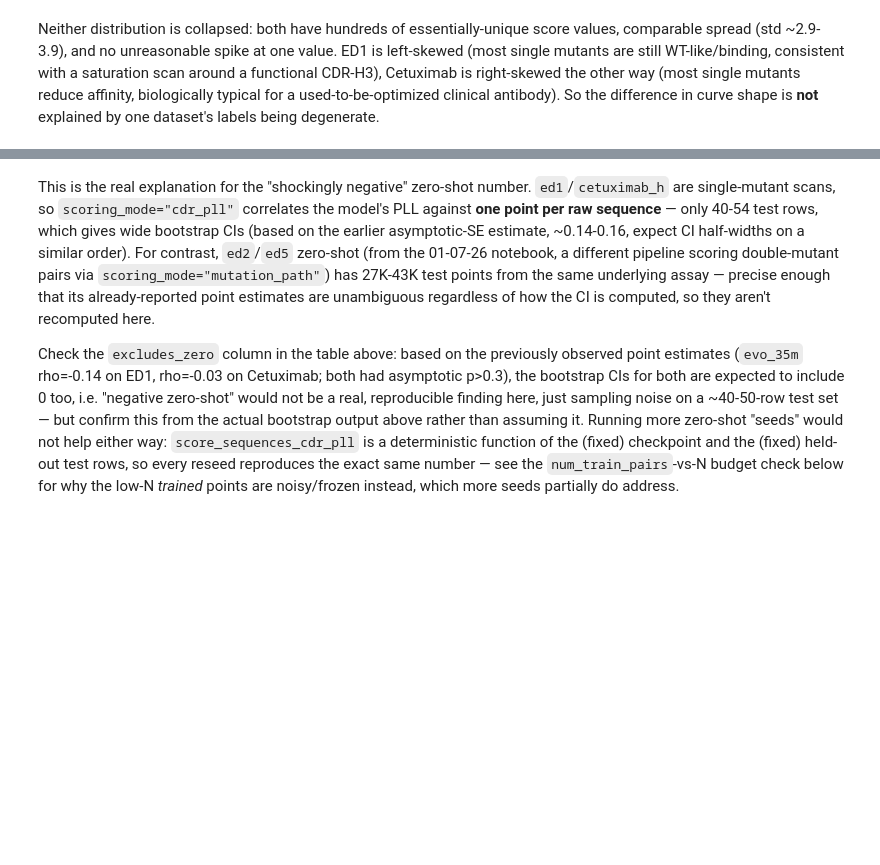
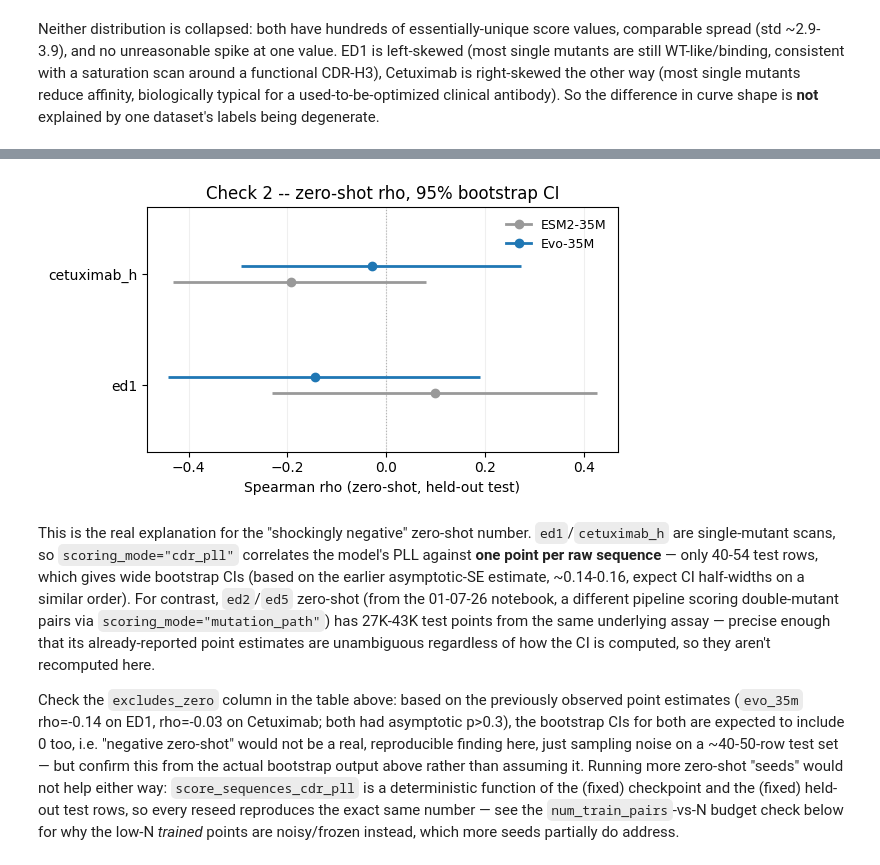
Before and after one commit to gioguida/protein-design, a Jupyter notebook: report/meetings/14-07-26.ipynb, the cells around one changed output, grey strips where cells are left out. Saved outputs shown, nothing was run; the diff lists cells and outputs as text; code cells hidden in the pictures; blank space fills up the shorter version.

```diff
--- a/report/meetings/14-07-26.ipynb
+++ b/report/meetings/14-07-26.ipynb
@@ -757,5 +774,42 @@ print(_zs_tab[["model", "test_set", _METRIC, "ci", "n", "excludes_zero"]].to_str
 vanilla_35m cetuximab_h          -0.193551 [-0.432, 0.080] 54          False
     evo_35m cetuximab_h          -0.029401 [-0.293, 0.274] 54          False
+# %%
+# === Quick visual for Check 2: zero-shot rho vs. 95% bootstrap CI ==========
+_zs_plot = _zs_tab.copy()
+_ts_order = [t for t in ("ed1", "cetuximab_h") if t in set(_zs_plot["test_set"])]
+_present_models = [m for m in MODELS if m in set(_zs_plot["model"])]
+
+if _zs_plot.empty or not _ts_order:
+    print("Nothing to plot yet.")
+else:
+    fig, ax = plt.subplots(figsize=(6, 1.6 + 0.9 * len(_ts_order)))
+    dodge = 0.15
+    n_m = len(_present_models)
+    for mi, mk in enumerate(_present_models):
+        color = _lc_color(mk, MODELS.index(mk))
+        sub = _zs_plot[_zs_plot["model"] == mk]
+        for _, row in sub.iterrows():
+            if row["test_set"] not in _ts_order:
+                continue
+            base_y = _ts_order.index(row["test_set"])
+            y = base_y + (mi - (n_m - 1) / 2) * dodge
+            rho, lo, hi = row[_METRIC], row["ci_low"], row["ci_high"]
+            ax.plot([lo, hi], [y, y], color=color, lw=2, solid_capstyle="butt")
+            ax.plot(rho, y, "o", color=color, ms=6)
+    ax.axvline(0.0, color="0.7", lw=0.8, ls=":", zorder=0)
+    ax.set_yticks(range(len(_ts_order)))
+    ax.set_yticklabels(_ts_order)
+    ax.set_ylim(-0.6, len(_ts_order) - 0.4)
+    ax.set_xlabel("Spearman rho (zero-shot, held-out test)")
+    ax.set_title("Check 2 -- zero-shot rho, 95% bootstrap CI")
+    ax.grid(True, axis="x", alpha=0.2)
+    handles = [Line2D([0], [0], color=_lc_color(m, MODELS.index(m)), lw=2, marker="o", label=_lc_label(m))
+               for m in _present_models]
+    ax.legend(handles=handles, frameon=False, fontsize=9, loc="best")
+    fig.tight_layout()
+    plt.show()
+# %% [output]
+[figure, added]
 # %% [markdown]
 This is the real explanation for the "shockingly negative" zero-shot number.
 `ed1`/`cetuximab_h` are single-mutant scans, so `scoring_mode="cdr_pll"`
```
Also changed, not shown: parts of 10 cells of this notebook, 1 other file.
